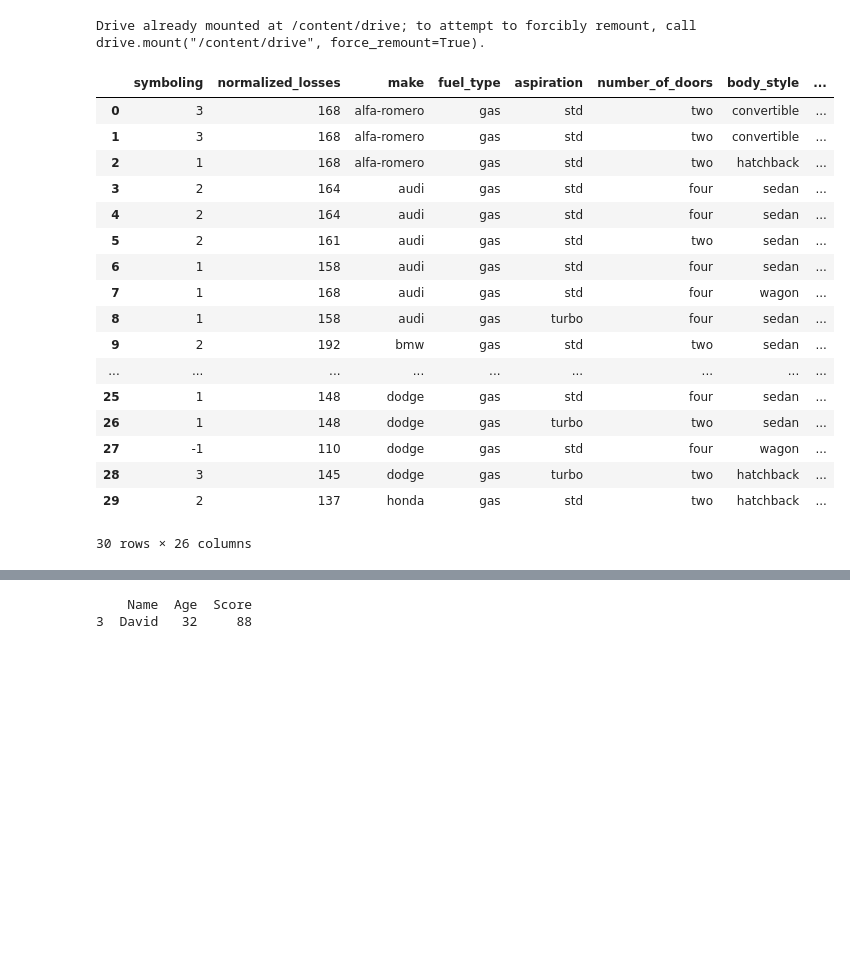
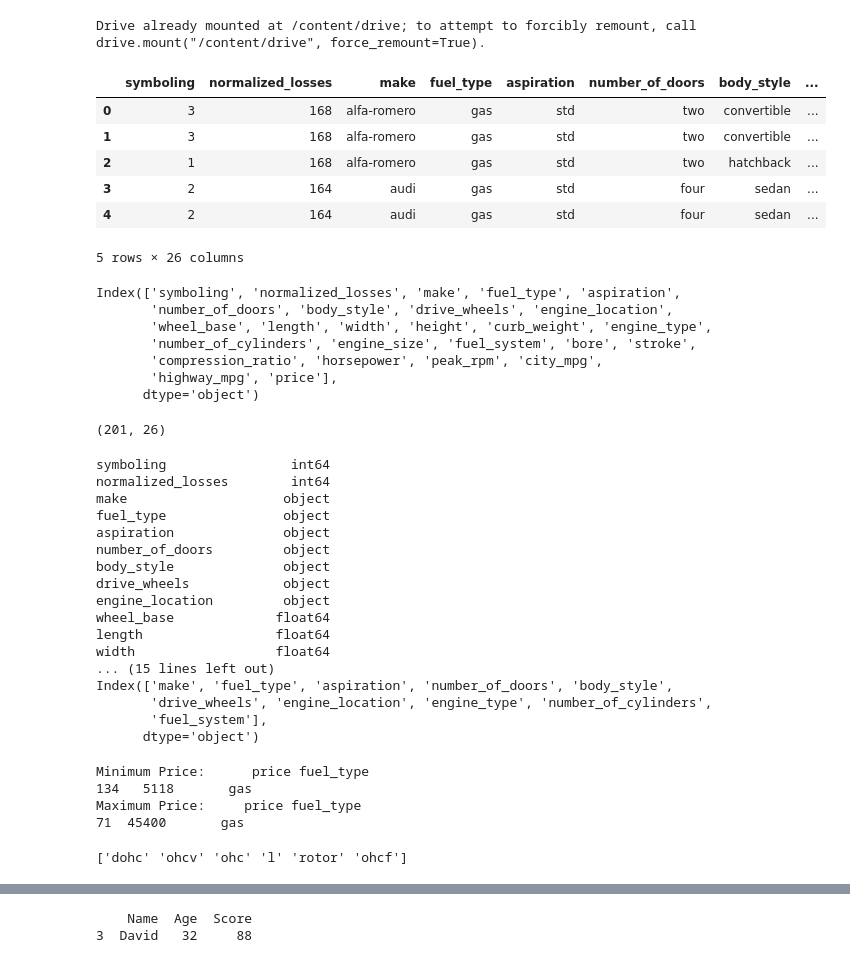
Before and after one commit to techbala1590/weekly-task, a Jupyter notebook: Task_3_.ipynb, the cells around one changed output, grey strips where cells are left out. Saved outputs shown, nothing was run; the diff lists cells and outputs as text; code cells hidden in the pictures; blank space fills up the shorter version.

```diff
--- a/Task_3_.ipynb
+++ b/Task_3_.ipynb
@@ -14,38 +14,82 @@ Drive already mounted at /content/drive; to attempt to forcibly remount, call dr
 # %%
 # 1. Loading a CSV File & Basic Exploration
 # Given a CSV file named "Automobile.csv":
 # Task
 # Write Python code to:
 # Load the CSV file into a Pandas DataFrame.
 # •	Display the first 30 rows.
 # •	Print column names.
 # •	Print No of Rows & Columns
 # •	Find the Data Types of every column & check if there are any mismatch
 # •	What are the minimum & maximum price of the car & state fuel type they belong to
 # •	List all the unique engine types
 # •	Find the horsepower range
 # •	What is the average mpg in cities & highway. Which is better?
 # •	What are the different Automobile makes present & which has maximum count?
 from enum import auto
 import pandas as pd
 automobile = pd.read_csv('/content/drive/MyDrive/data/Automobile.csv')
-automobile.head(30)
+# •	Display the first 30 rows.
+automobile.head(5)
 # %% [output]
 |  | symboling | normalized_losses | make | fuel_type | aspiration | number_of_doors | body_style | ... |
 | 0 | 3 | 168 | alfa-romero | gas | std | two | convertible | ... |
 | 1 | 3 | 168 | alfa-romero | gas | std | two | convertible | ... |
 | 2 | 1 | 168 | alfa-romero | gas | std | two | hatchback | ... |
 | 3 | 2 | 164 | audi | gas | std | four | sedan | ... |
 | 4 | 2 | 164 | audi | gas | std | four | sedan | ... |
-| 5 | 2 | 161 | audi | gas | std | two | sedan | ... |
-| 6 | 1 | 158 | audi | gas | std | four | sedan | ... |
-| 7 | 1 | 168 | audi | gas | std | four | wagon | ... |
-| 8 | 1 | 158 | audi | gas | turbo | four | sedan | ... |
-| 9 | 2 | 192 | bmw | gas | std | two | sedan | ... |
-| ... | ... | ... | ... | ... | ... | ... | ... | ... |
-| 25 | 1 | 148 | dodge | gas | std | four | sedan | ... |
-| 26 | 1 | 148 | dodge | gas | turbo | two | sedan | ... |
-| 27 | -1 | 110 | dodge | gas | std | four | wagon | ... |
-| 28 | 3 | 145 | dodge | gas | turbo | two | hatchback | ... |
-| 29 | 2 | 137 | honda | gas | std | two | hatchback | ... |
-30 rows × 26 columns
+5 rows × 26 columns
+# %%
+# •	Print column names.
+print(automobile.columns)
+# %% [output]
+Index(['symboling', 'normalized_losses', 'make', 'fuel_type', 'aspiration',
+       'number_of_doors', 'body_style', 'drive_wheels', 'engine_location',
+       'wheel_base', 'length', 'width', 'height', 'curb_weight', 'engine_type',
+       'number_of_cylinders', 'engine_size', 'fuel_system', 'bore', 'stroke',
+       'compression_ratio', 'horsepower', 'peak_rpm', 'city_mpg',
+       'highway_mpg', 'price'],
+      dtype='object')
+# %%
+# •	Print No of Rows & Columns
+print(automobile.shape)
+# %% [output]
+(201, 26)
+# %%
+# •	Find the Data Types of every column & check if there are any mismatch
+print(automobile.dtypes)
+print(automobile.select_dtypes(include='object').columns)
+# %% [output]
+symboling                int64
+normalized_losses        int64
+make                    object
+fuel_type               object
+aspiration              object
+number_of_doors         object
+body_style              object
+drive_wheels            object
+engine_location         object
+wheel_base             float64
+length                 float64
+width                  float64
+... (15 lines left out)
+Index(['make', 'fuel_type', 'aspiration', 'number_of_doors', 'body_style',
+       'drive_wheels', 'engine_location', 'engine_type', 'number_of_cylinders',
+       'fuel_system'],
+      dtype='object')
+# %%
+# •	What are the minimum & maximum price of the car & state fuel type they belong to
+#min_price = automobile[automobile['price'] == automobile['price'].min()]
+#max_price = automobile[automobile['price'] == automobile['price'].max()]
+print(f"Minimum Price: {min_price[['price', 'fuel_type']]}")
+print(f"Maximum Price: {max_price[['price', 'fuel_type']]}")
+# %% [output]
+Minimum Price:      price fuel_type
+134   5118       gas
+Maximum Price:     price fuel_type
+71  45400       gas
+# %%
+# •	List all the unique engine types
+print(automobile["engine_type"].unique())
+# %% [output]
+['dohc' 'ohcv' 'ohc' 'l' 'rotor' 'ohcf']
```
Also changed, not shown: parts of 3 cells of this notebook.
